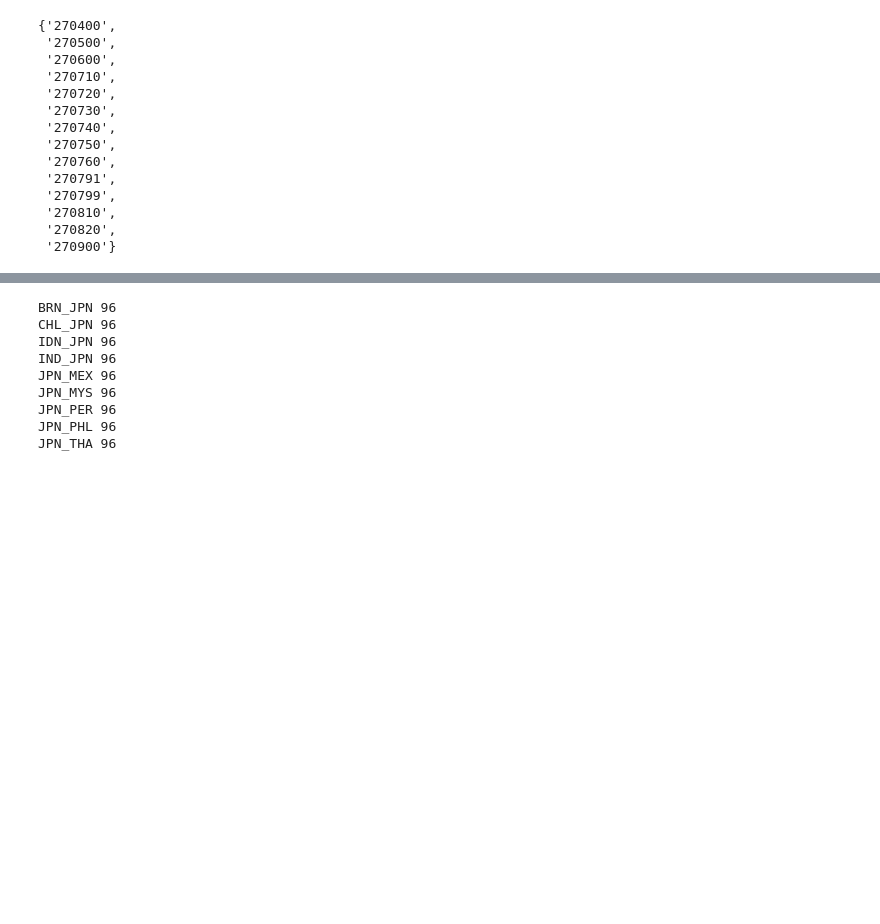
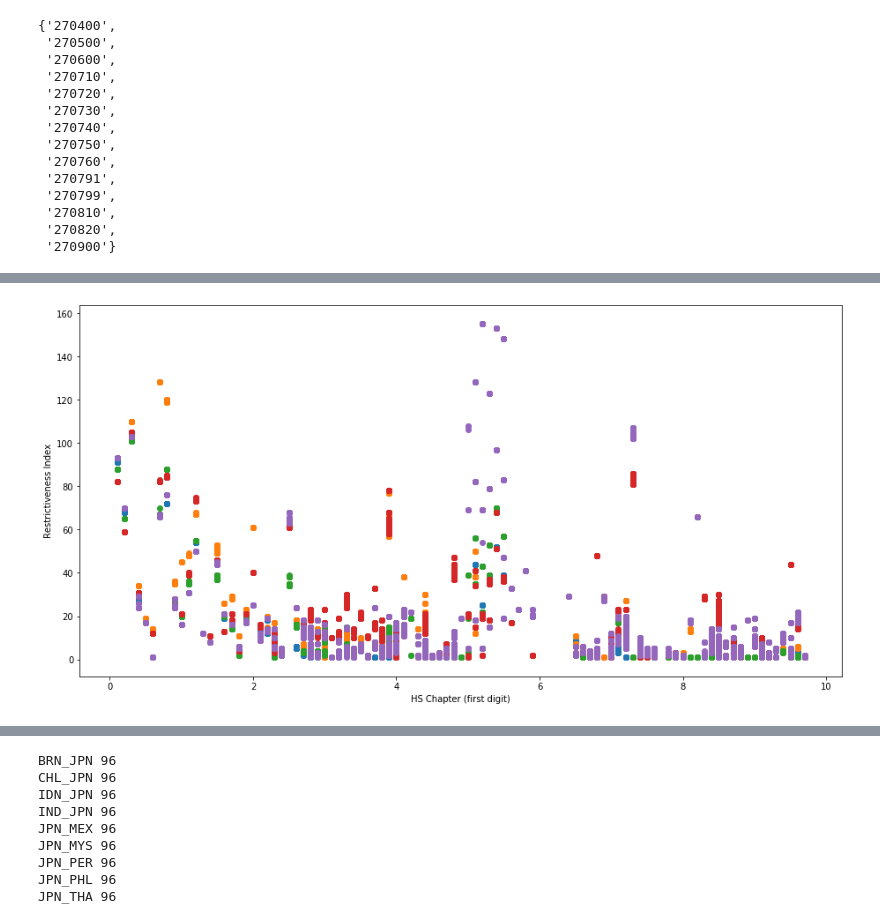
Before and after one commit to dfangs/RoO, a Jupyter notebook: roo_non-table.ipynb, the cells around one changed output, grey strips where cells are left out. Cells and saved outputs as stored; diff of their text form; code cells hidden in the pictures; blank space fills up the shorter version.

```diff
--- a/roo_non-table.ipynb
+++ b/roo_non-table.ipynb
@@ -562,0 +730,14 @@ plt.legend()
+# %%
+plt.figure(figsize=(15.5,7.75))
+for fta in roo:
+    # HS 2007
+    if fta == 'IND_JPN' or fta == 'JPN_PER':
+        continue
+    # North america
+    if fta == 'CHL_JPN' or fta == 'JPN_MEX':
+        pass
+        continue
+    roo[fta].scatter_plot()
+#plt.legend()
+# %% [output]
+[figure, added]
```
Also changed, not shown: parts of 17 cells of this notebook, 1 other file.
